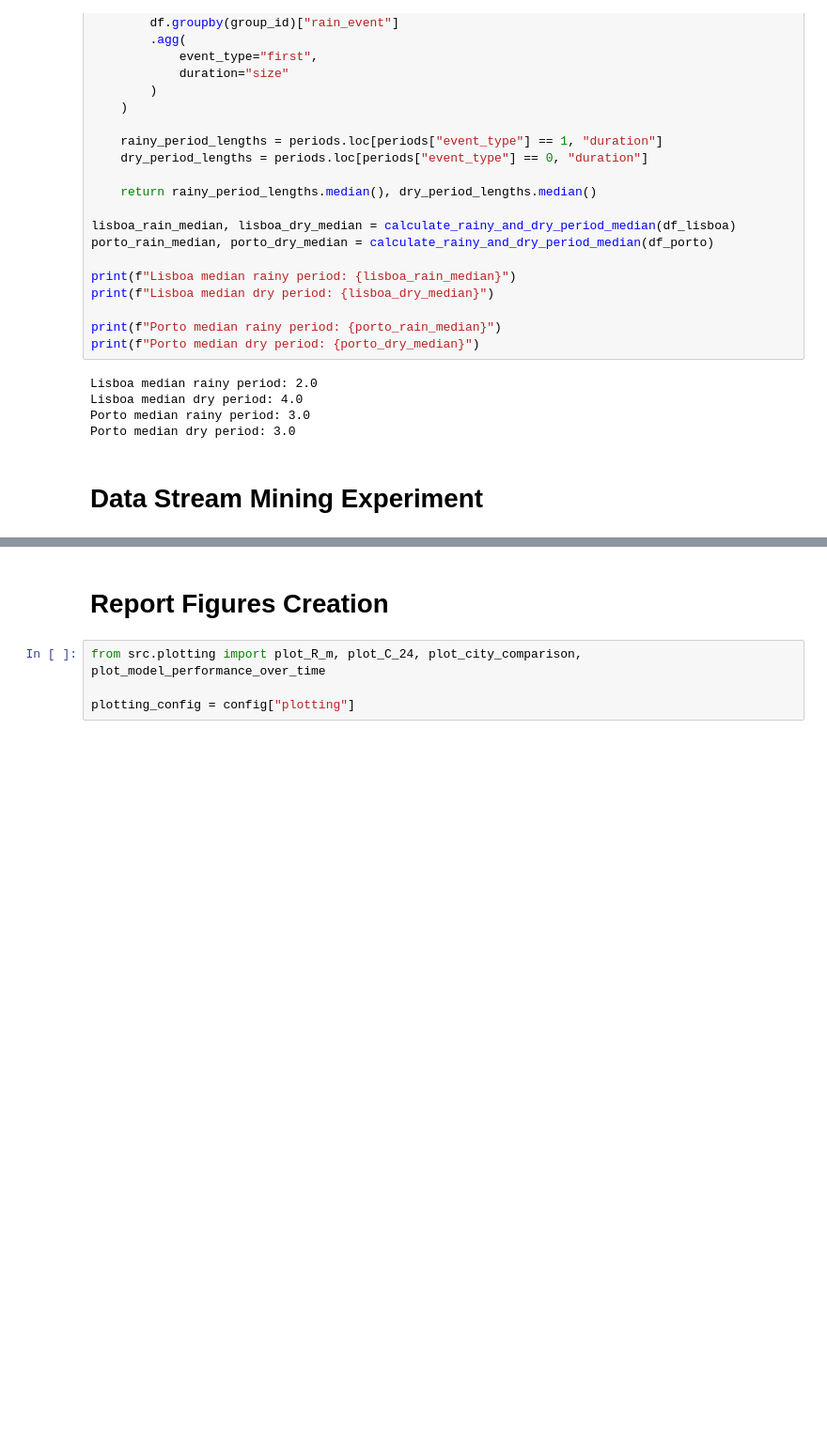
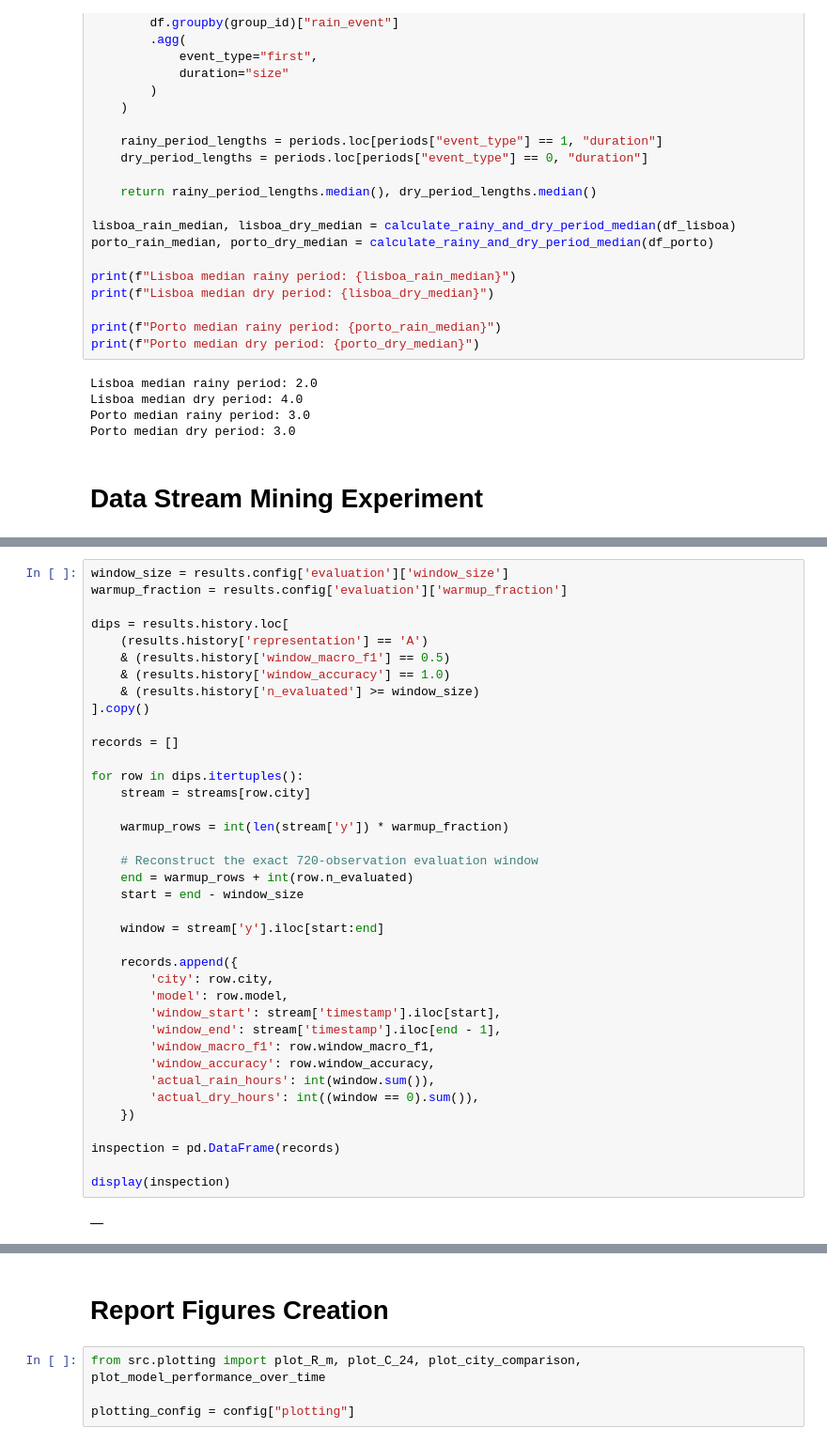
Before and after one commit to LouisSilva/Data-Stream-Mining-Practical-Assignment-1, a Jupyter notebook: practical_assignment.ipynb, the cells around one changed output, grey strips where cells are left out. Shown at 94% size. Cells and saved outputs as stored; diff of their text form; blank space fills up the shorter version.

```diff
--- a/practical_assignment.ipynb
+++ b/practical_assignment.ipynb
@@ -296,0 +295,40 @@ Porto / A / online_logistic_regression: Accuracy=0.904, Macro-F1=0.827, Precisio
+# %%
+window_size = results.config['evaluation']['window_size']
+warmup_fraction = results.config['evaluation']['warmup_fraction']
+
+dips = results.history.loc[
+    (results.history['representation'] == 'A')
+    & (results.history['window_macro_f1'] == 0.5)
+    & (results.history['window_accuracy'] == 1.0)
+    & (results.history['n_evaluated'] >= window_size)
+].copy()
+
+records = []
+
+for row in dips.itertuples():
+    stream = streams[row.city]
+
+    warmup_rows = int(len(stream['y']) * warmup_fraction)
+
+    # Reconstruct the exact 720-observation evaluation window
+    end = warmup_rows + int(row.n_evaluated)
+    start = end - window_size
+
+    window = stream['y'].iloc[start:end]
+
+    records.append({
+        'city': row.city,
+        'model': row.model,
+        'window_start': stream['timestamp'].iloc[start],
+        'window_end': stream['timestamp'].iloc[end - 1],
+        'window_macro_f1': row.window_macro_f1,
+        'window_accuracy': row.window_accuracy,
+        'actual_rain_hours': int(window.sum()),
+        'actual_dry_hours': int((window == 0).sum()),
+    })
+
+inspection = pd.DataFrame(records)
+
+display(inspection)
+# %% [output]
+|  |
```
Also changed, not shown: parts of 7 cells of this notebook, 5 other files.
